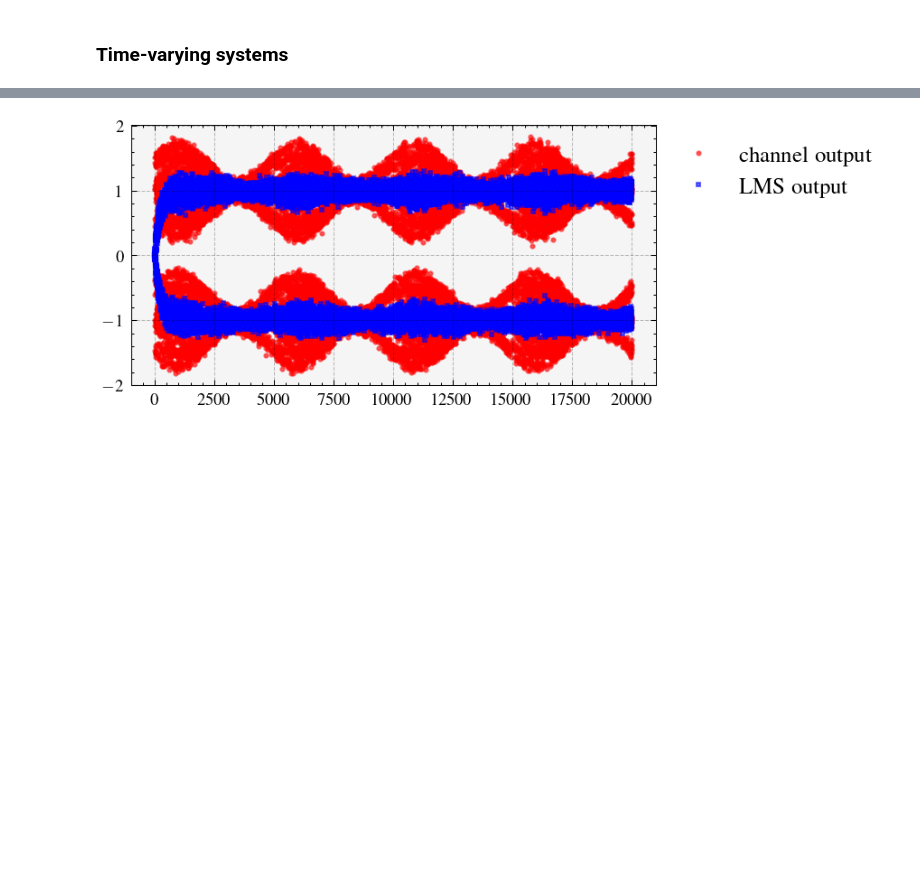
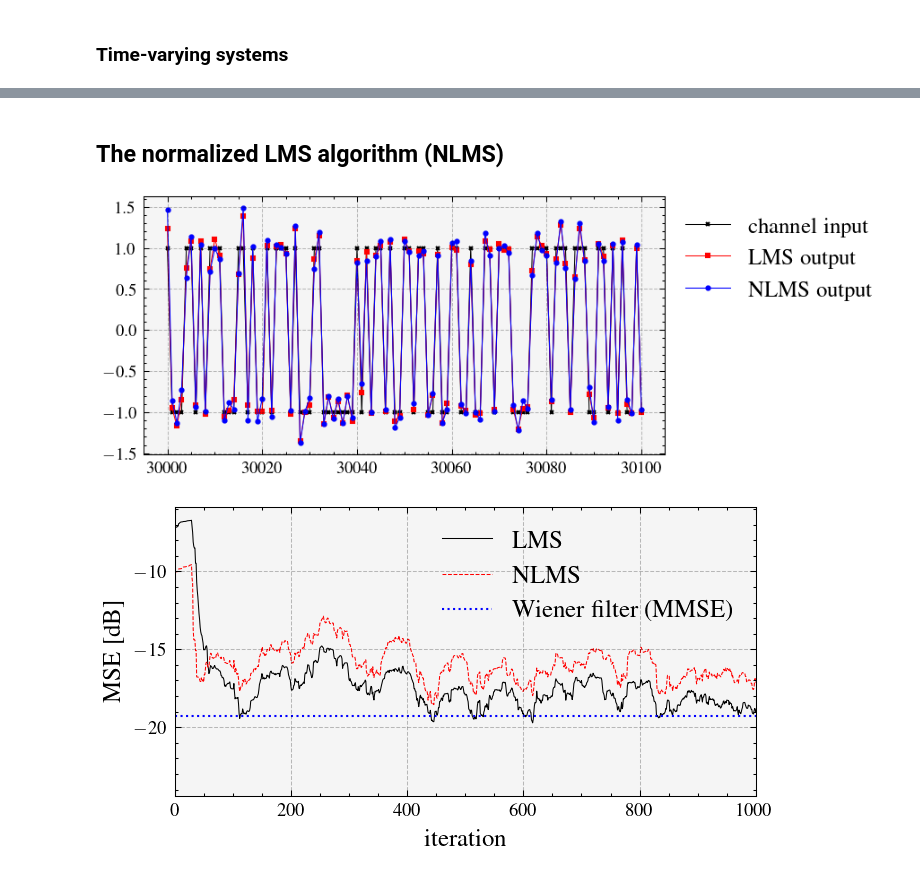
Before and after one commit to edsonportosilva/AdaptiveSignalProcessing, a Jupyter notebook: notebooks/5. Variants of the LMS algorithm.ipynb, the cells around one changed output, grey strips where cells are left out. Cells and saved outputs as stored; diff of their text form; code cells hidden in the pictures; blank space fills up the shorter version.

```diff
--- a/notebooks/5. Variants of the LMS algorithm.ipynb
+++ b/notebooks/5. Variants of the LMS algorithm.ipynb
@@ -386,11 +399,12 @@ plt.grid();
 # %%
-start = 0
-ind = np.arange(start,start+20001)
+# start = 0
+# ind = np.arange(start,start+20001)
 
-#plt.plot(ind,x[ind],'-xk', label='channel input', alpha=0.55)
-plt.plot(ind,y[ind],'or', label='channel output', alpha=0.55)
-plt.plot(ind,out[ind],'sb', label='LMS output', alpha=0.55)
-plt.legend(bbox_to_anchor=(1, 1));
-plt.grid()
+# #plt.plot(ind,x[ind],'-xk', label='channel input', alpha=0.55)
+# plt.plot(ind,y[ind],'or', label='channel output', alpha=0.55)
+# plt.plot(ind,out_lms[ind],'ok', label='LMS output', alpha=0.55)
+# plt.plot(ind,out_lms_newton[ind],'sb', label='LMS-Newton output', alpha=0.55)
+# plt.legend(bbox_to_anchor=(1, 1));
+# plt.grid()
-# %% [output]
-[figure, removed]
+# %% [markdown]
+## The normalized LMS algorithm (NLMS)
@@ -396,0 +461,37 @@ plt.grid()
+# %%
+μ_lms = 0.25
+μ_nlms = 0.8
+Ntaps = 4
+
+# Run LMS and NLMS
+out_lms, h, squaredError_lms, H = lms(y, x, Ntaps, μ_lms)
+out_nlms, h, squaredError_nlms, H = nlms(y, x, Ntaps, μ_nlms)
+
+start = 30000
+ind = np.arange(start,start+101)
+
+# Compare results:
+plt.figure()
+plt.plot(ind, x[ind],'-xk', label='channel input')
+plt.plot(ind,out_lms[ind],'-sr', label='LMS output')
+plt.plot(ind,out_nlms[ind],'-ob', label='NLMS output')
+plt.legend(bbox_to_anchor=(1, 1));
+plt.grid()
+
+average_window_len = 50
+mse_lms_dB = 10*np.log10(np.convolve(squaredError_lms,np.ones(average_window_len)/average_window_len, 'same'))
+mse_nlms_dB = 10*np.log10(np.convolve(squaredError_nlms,np.ones(average_window_len)/average_window_len, 'same'))
+
+plt.figure()
+plt.plot(mse_lms_dB, label=' LMS')
+plt.plot(mse_nlms_dB, label='NLMS')
+plt.plot(10*np.log10(mmse_ch_eq)*np.ones(len(mse_lms_dB)), linewidth=1, label='Wiener filter (MMSE)')
+plt.xlim(0,len(mse_lms_dB))
+plt.xlabel('iteration')
+plt.ylabel('$\\mathrm{MSE}$ [dB]')
+plt.legend(bbox_to_anchor=(1, 1));
+plt.xlim(0,1000)
+plt.grid();
+# %% [output]
+[figure, added]
+[figure, added]
```
Also changed, not shown: parts of 14 cells of this notebook.
